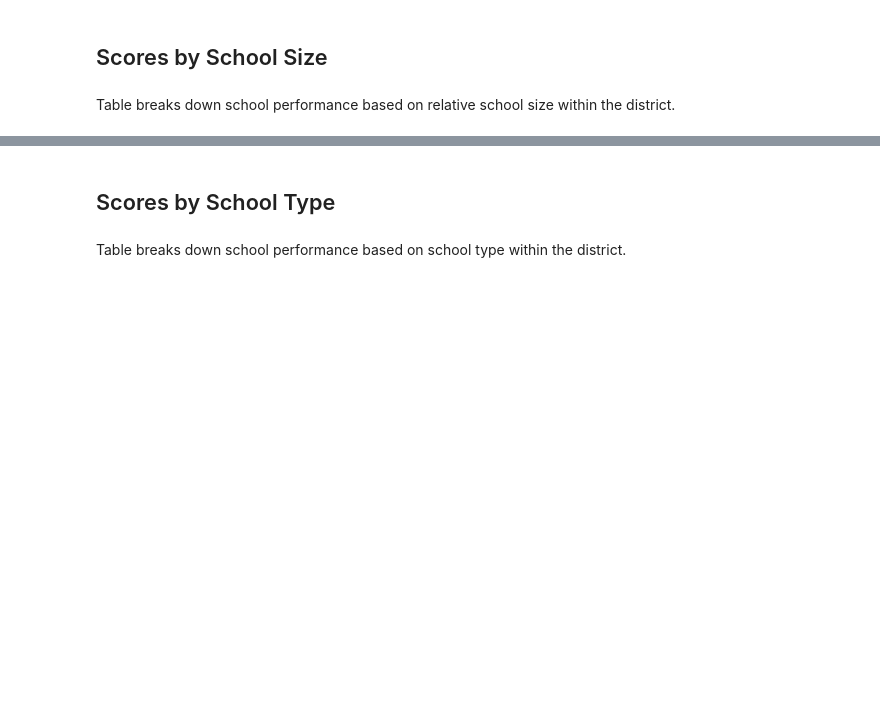
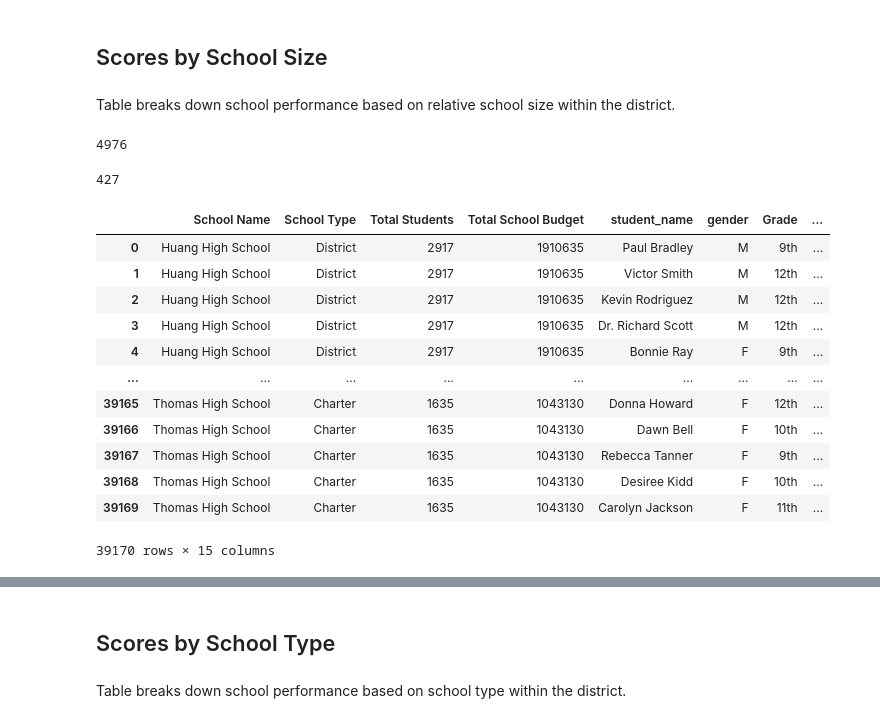
Before and after one commit to HopeNeely/PyCity-Schools-Analysis, a Jupyter notebook: PyCitySchools/PyCitySchools.ipynb, the cells around one changed output, grey strips where cells are left out. Drawn from its saved outputs; the diff is of its cells as text; code cells hidden in the pictures; blank space fills up the shorter version.

Commit message:
Created and formatted Scores by Spending and by Size tables.

```diff
--- a/PyCitySchools/PyCitySchools.ipynb
+++ b/PyCitySchools/PyCitySchools.ipynb
@@ -268,0 +278,9 @@ Table breaks down school performance based on average spending ranges per studen
+# %%
+# Create bins to hold Data
+bins = [575, 600, 625, 650, 675]
+# Create the names for the four bins
+group_names = ["under $600", "$601-$625", "$626-$650", "over $650"]
+
+# Use pd.cut to group Per Student Budget into bins
+merge_df["Per Student Budget Summary"] = pd.cut(merge_df["Per Student Budget"], bins, labels=group_names, include_lowest=True)
+#merge_df
@@ -270,3 +313,37 @@ Table breaks down school performance based on average spending ranges per studen
 ## Scores by School Size
 # %% [markdown]
 Table breaks down school performance based on relative school size within the district.
+# %%
+# Create 3 reasonable bins to group school size.
+# Find max school size.
+merge_df["Total Students"].max()
+# %% [output]
+4976
+# %%
+# Find min school size.
+merge_df["Total Students"].min()
+# %% [output]
+427
+# %%
+# Create bins to hold Data
+bins2 = [400, 2000, 3500, 5000]
+# Create the names for the four bins
+group_names2 = ["Small", "Medium", "Large"]
+
+# Use pd.cut to group Per Student Budget into bins
+merge_df["School Size"] = pd.cut(merge_df["Total Students"], bins2, labels=group_names2, include_lowest=True)
+merge_df
+# %% [output]
+|  | School Name | School Type | Total Students | Total School Budget | student_name | gender | Grade | ... |
+| 0 | Huang High School | District | 2917 | 1910635 | Paul Bradley | M | 9th | ... |
+| 1 | Huang High School | District | 2917 | 1910635 | Victor Smith | M | 12th | ... |
+| 2 | Huang High School | District | 2917 | 1910635 | Kevin Rodriguez | M | 12th | ... |
+| 3 | Huang High School | District | 2917 | 1910635 | Dr. Richard Scott | M | 12th | ... |
+| 4 | Huang High School | District | 2917 | 1910635 | Bonnie Ray | F | 9th | ... |
+| ... | ... | ... | ... | ... | ... | ... | ... | ... |
+| 39165 | Thomas High School | Charter | 1635 | 1043130 | Donna Howard | F | 12th | ... |
+| 39166 | Thomas High School | Charter | 1635 | 1043130 | Dawn Bell | F | 10th | ... |
+| 39167 | Thomas High School | Charter | 1635 | 1043130 | Rebecca Tanner | F | 9th | ... |
+| 39168 | Thomas High School | Charter | 1635 | 1043130 | Desiree Kidd | F | 10th | ... |
+| 39169 | Thomas High School | Charter | 1635 | 1043130 | Carolyn Jackson | F | 11th | ... |
+39170 rows × 15 columns
```
Also changed, not shown: parts of 8 cells of this notebook.
